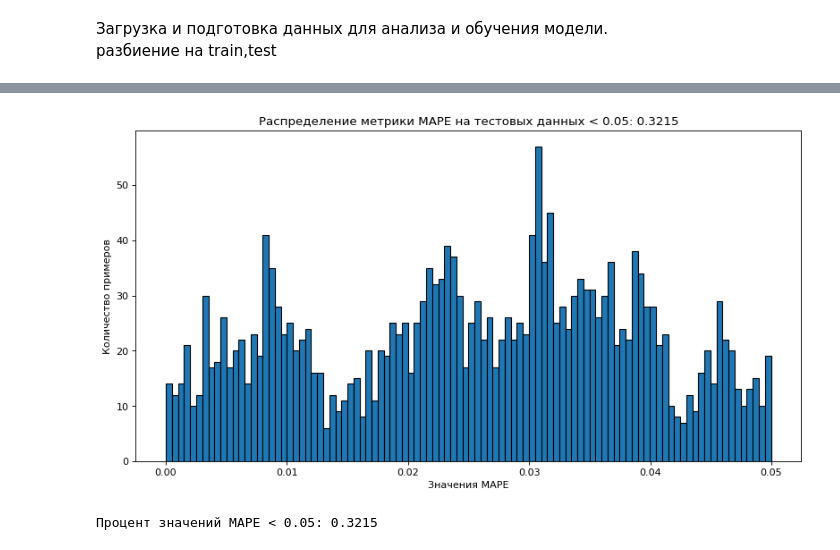
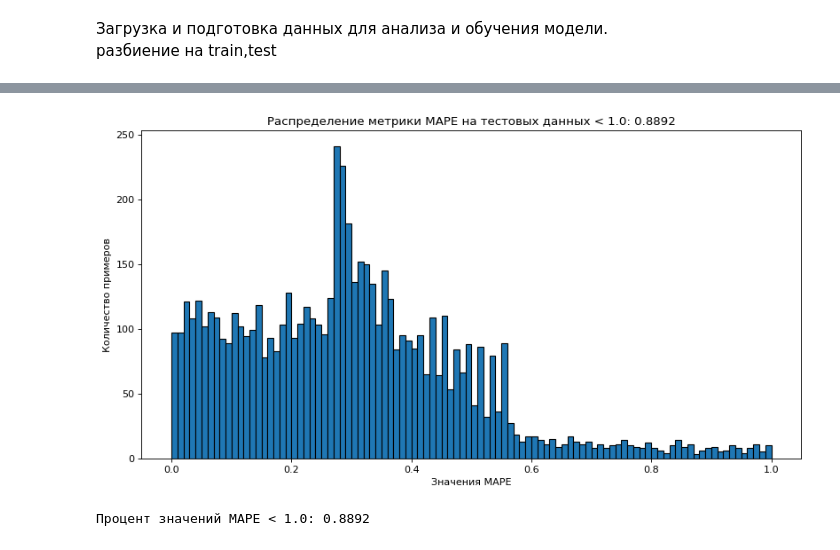
Before and after one commit to N1QWO/pr_aria, a Jupyter notebook: model/TKAT/test_1.ipynb, the cells around one changed output, grey strips where cells are left out. Saved outputs shown, nothing was run; the diff lists cells and outputs as text; code cells hidden in the pictures.

```diff
--- a/model/TKAT/test_1.ipynb
+++ b/model/TKAT/test_1.ipynb
@@ -95,12 +32,11 @@ pd_params = (10,9,50,1)
 window_size,num_features,downsample_step,target_window_size = pd_params
 
 # Подготовка данных
-X, y, df = PD.vec_to_vec(
+X, y, df = PD.many_to_many(
     window_size,
     num_features,
     downsample_step,
-    target_window_size,
-    device=device
+    target_window_size
 )
 
 # Разделение данных на обучающую и тестовую выборки
@@ -153,0 +46,6 @@ Test - MAPE: 0.517954, Tube: 0.075866
+# %%
+#инициализация модели
+model = create_model(X_train, y_train,device=device)
+# %%
+model.compile(optimizer='adam', loss='Huber',metrics = ['MAPE'])
+history = model.fit(X_train, y_train, epochs=100, batch_size=32,shuffle = True)
@@ -154,3 +58,5 @@ Test - MAPE: 0.517954, Tube: 0.075866
+# %%
+history = model.fit(X_train, y_train, epochs=50, batch_size=32,shuffle = True,initial_epoch = 11)
 # %%
 LV = LossVisualizer(history)
 # %%
@@ -169,6 +75,6 @@ LV.show_mape()
 # %%
-LV.histogram_mape(model,X_test,y_test,limit_percel = 5)
+LV.histogram_mape(model,X_test,y_test,limit_percel = 100)
 # %% [output]
-[figure, old version]
+[figure, new version]
-Процент значений MAPE < 0.05: 0.3215
+Процент значений MAPE < 1.0: 0.8892
 # %%
```
Also changed, not shown: parts of 8 cells of this notebook, 6 other files.
